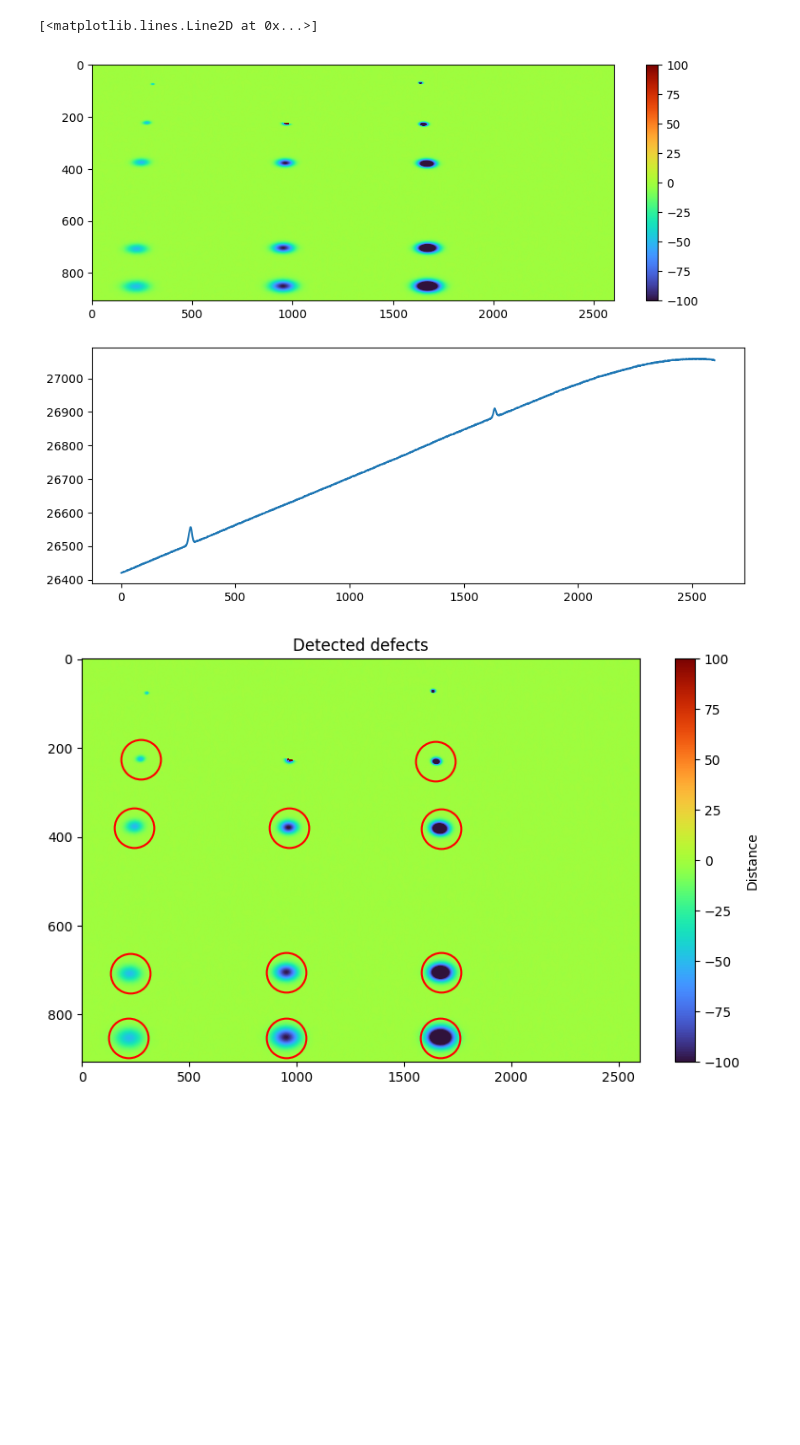
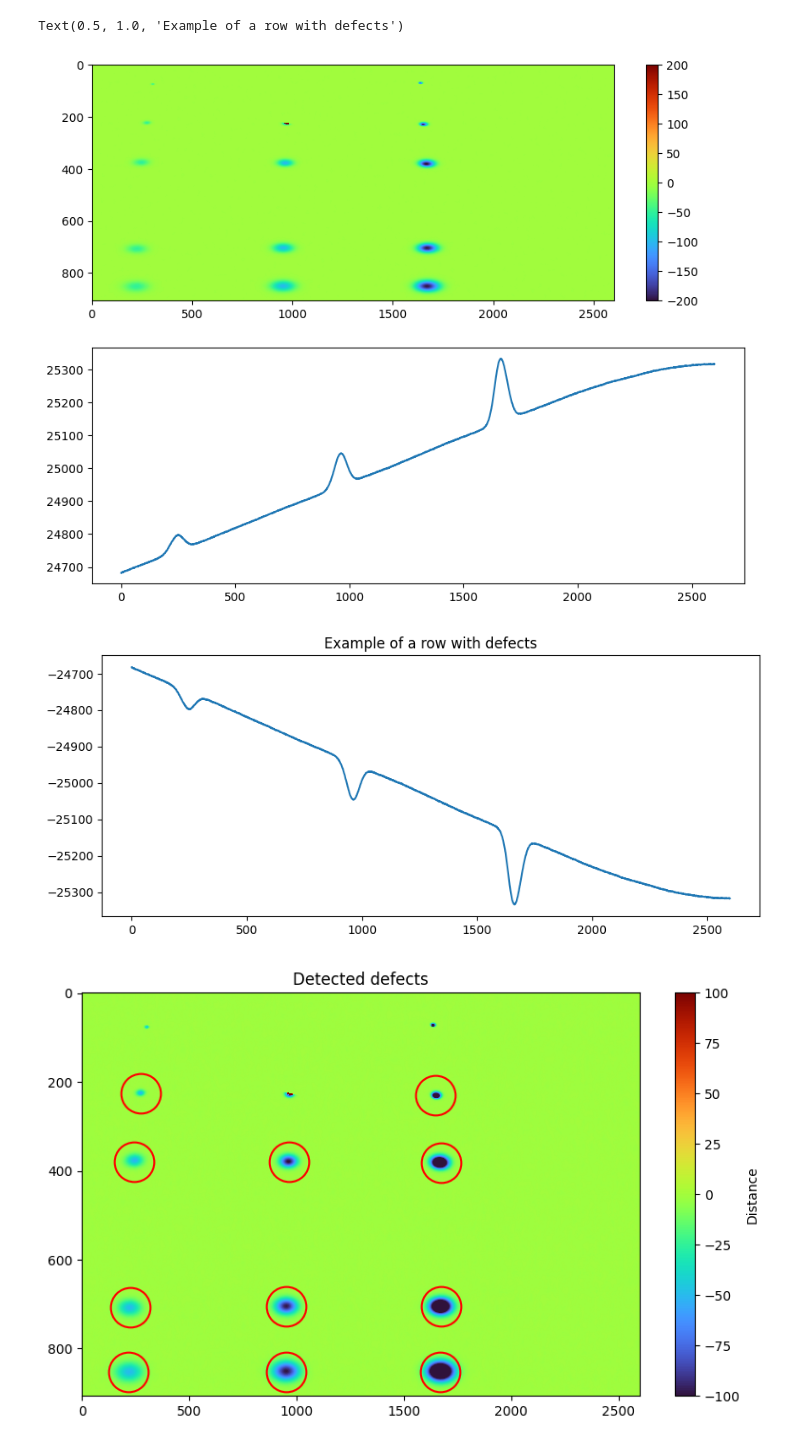
Before and after one commit to mario-musashi/filtro-sg-interpretacion-geometrica, a Jupyter notebook: sg_defectos_Simulados.ipynb, the cells around one changed output. Drawn from its saved outputs; the diff is of its cells as text; code cells hidden in the pictures; blank space fills up the shorter version.

```diff
--- a/sg_defectos_Simulados.ipynb
+++ b/sg_defectos_Simulados.ipynb
@@ -57,37 +57,42 @@ import camera.raw as raw
 import matplotlib.pyplot as plt
 import numpy as np
 import cv2
 from scipy.signal import savgol_filter
 
 dist = raw.read_img_raw(f"defectos_simulados/experimento1/escaneo/step_00_orig_perlin.raw")
 dist = dist[:907, 900:3500]
 
 ground_truth = raw.read_img_raw(f"defectos_simulados/experimento1/escaneo_limpio/step_00_orig.raw")
 ground_truth = ground_truth[:907, 900:3500]
 
 # Initialize ground_truth with same shape as dist
 # ground_truth = np.zeros_like(dist)
 
 # # Apply Savitzky-Golay filter to each row
 # for i in range(dist.shape[0]):
 #     ground_truth[i, :, 0] = savgol_filter(dist[i, :, 0], window_length=301, polyorder=1)
 
 defects = ground_truth - dist
 
 
 # Configura la figura para mostrar la imagen del canal 0 y el gráfico de la primera fila
 plt.close()
 fig, (ax1, ax2) = plt.subplots(2, 1,figsize=(10, 8))  # Dos subgráficos, uno para la imagen y otro para el gráfico
 
 # Muestra la imagen del canal 0
-im = ax1.imshow(defects, aspect='auto',vmin=-100, vmax=100, cmap='turbo')
+im = ax1.imshow(defects, aspect='auto',vmin=-200, vmax=200, cmap='turbo')
 cbar = fig.colorbar(im, ax=ax1)
 
-ax2.plot(dist[77, :])
+ax2.plot(dist[380, :])
 # ax3.plot(dist[77, :])
+
+plt.figure(figsize=(10, 4))
+plt.plot(-dist[380, :])
+plt.title("Example of a row with defects")
 # %% [output]
-[<matplotlib.lines.Line2D at 0x...>]
+Text(0.5, 1.0, 'Example of a row with defects')
-[figure, old version]
+[figure, new version]
+[figure, added]
 # %%
 import numpy as np
 import matplotlib.pyplot as plt
```
Also changed, not shown: parts of 3 cells of this notebook, 5 other files.
